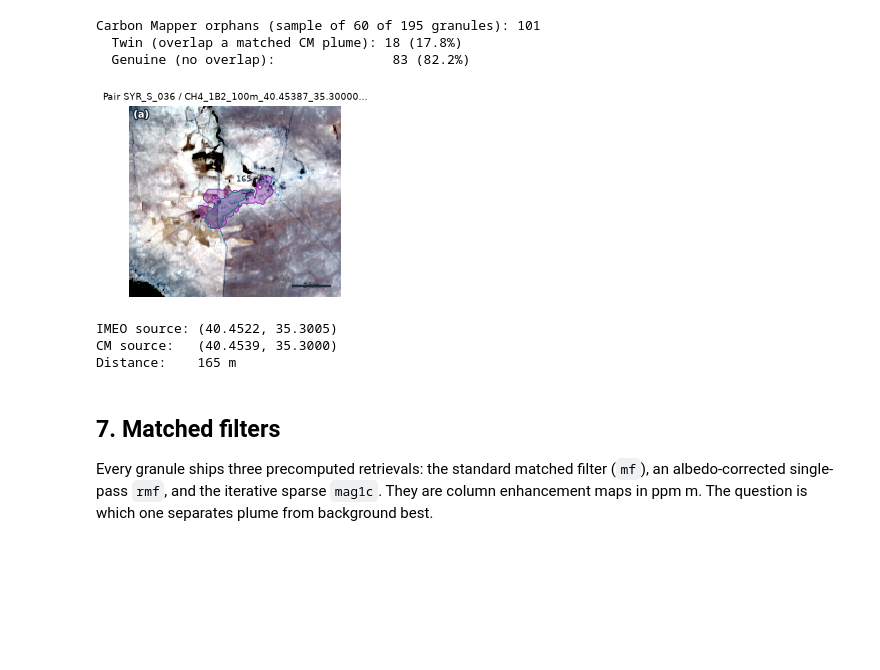
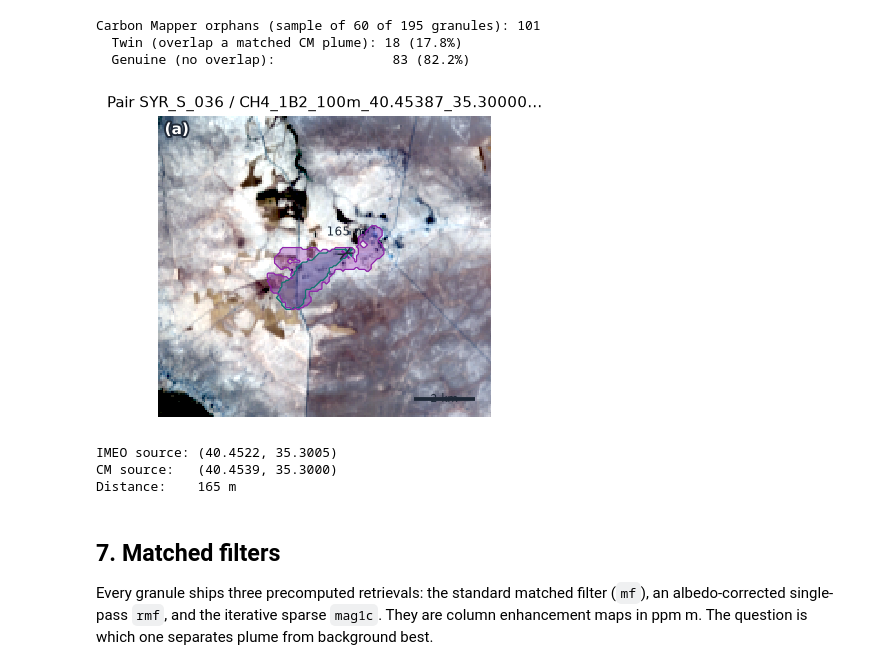
Before and after one commit to IPL-UV/taco-methaneset, a Jupyter notebook: methaneset-codes/notebooks/03_emit.ipynb, the cells around one changed output. Saved outputs shown, nothing was run; the diff lists cells and outputs as text; code cells hidden in the pictures; blank space fills up the shorter version.

Commit message:
DPI policy: hero resolution for 1-2 panel figures, base for the rest

```diff
--- a/methaneset-codes/notebooks/03_emit.ipynb
+++ b/methaneset-codes/notebooks/03_emit.ipynb
@@ -728,35 +728,35 @@ pc = cm_pts[cm_ids.index(p["cm"])]
 latlon = C.read(s, "latlon.tif")
 ppi = source_pixel(pi[0], pi[1], latlon)
 ppc = source_pixel(pc[0], pc[1], latlon)
 
-fig, axes = C.panels(1, rows=1, kind="image")
+fig, axes = C.panels(1, dpi=C.DPI["hero"], rows=1, kind="image")
 ax = axes[0]
 ax.imshow(C.to_rgb(C.read(s, "radiance.tif", bands=(36, 24, 13), window=(rs, cs)), (0, 1, 2)))
 C.overlay_mask(ax, m_i[rs, cs], which="imeo")
 C.overlay_mask(ax, m_c[rs, cs], which="cm")
 ax.scatter([ppi[1] - cs.start], [ppi[0] - rs.start], c=C.PALETTE["imeo"], s=25, marker="x", linewidths=1.5)
 ax.scatter([ppc[1] - cs.start], [ppc[0] - rs.start], c=C.PALETTE["cm"], s=25, marker="x", linewidths=1.5)
 
 # annotate distance
 mid_x = (ppi[1] + ppc[1]) / 2 - cs.start
 mid_y = (ppi[0] + ppc[0]) / 2 - rs.start
 d_m = haversine_m(pi[0], pi[1], pc[0], pc[1])
 ax.annotate("", xy=(ppc[1] - cs.start, ppc[0] - rs.start),
             xytext=(ppi[1] - cs.start, ppi[0] - rs.start),
             arrowprops=dict(arrowstyle="<->", color=C.PALETTE["ink"], lw=1.0))
 ax.text(mid_x, mid_y - 8, f"{d_m:.0f} m", color=C.PALETTE["ink"], fontsize=8, ha="center", va="bottom")
 
 ax.set_title(f"Pair {p['imeo']} / {p['cm'][:30]}...")
 C.scalebar(ax, C.PIXEL_M["emit"])
 C.panel_label(ax, "a")
 
 plt.show()
 
 print(f"IMEO source: ({pi[0]:.4f}, {pi[1]:.4f})")
 print(f"CM source:   ({pc[0]:.4f}, {pc[1]:.4f})")
 print(f"Distance:    {d_m:.0f} m")
 # %% [output]
-[figure, old version]
+[figure, new version]
 IMEO source: (40.4522, 35.3005)
 CM source:   (40.4539, 35.3000)
 Distance:    165 m
```
Also changed, not shown: parts of 4 cells of this notebook, 3 other files.
